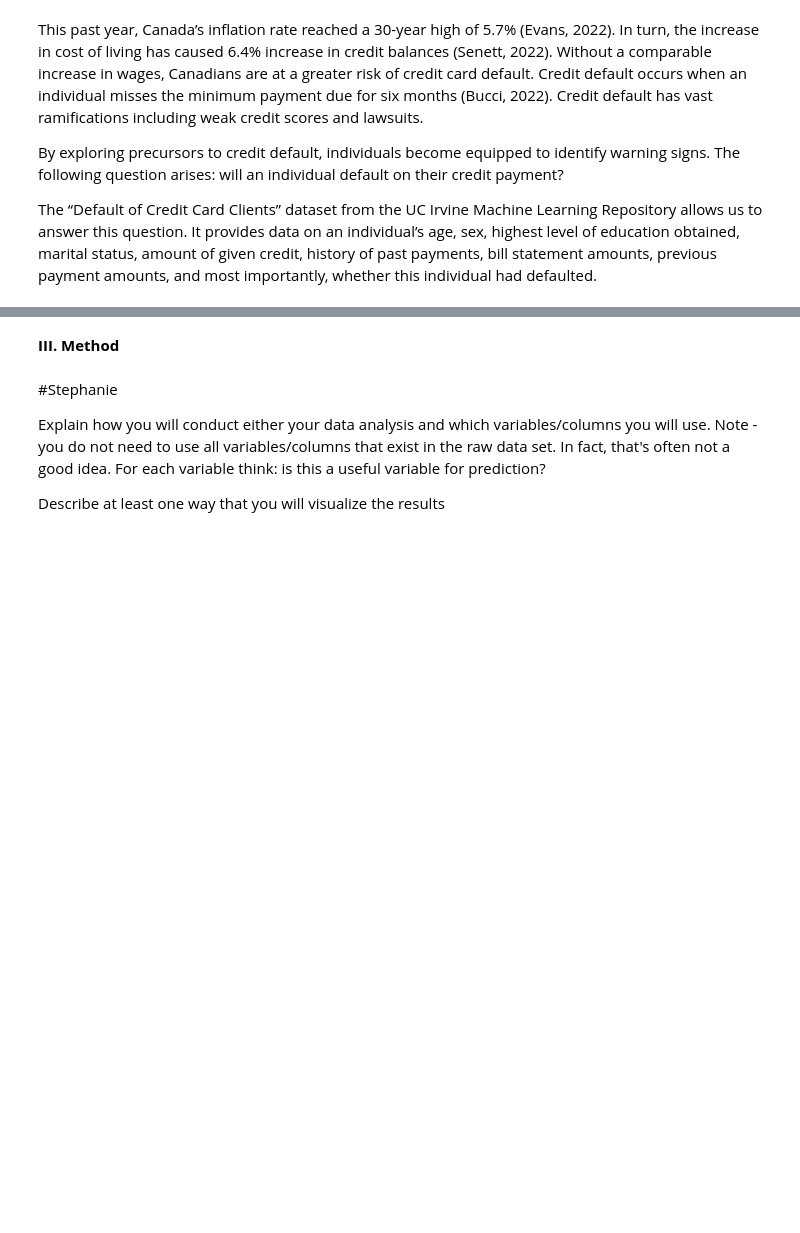
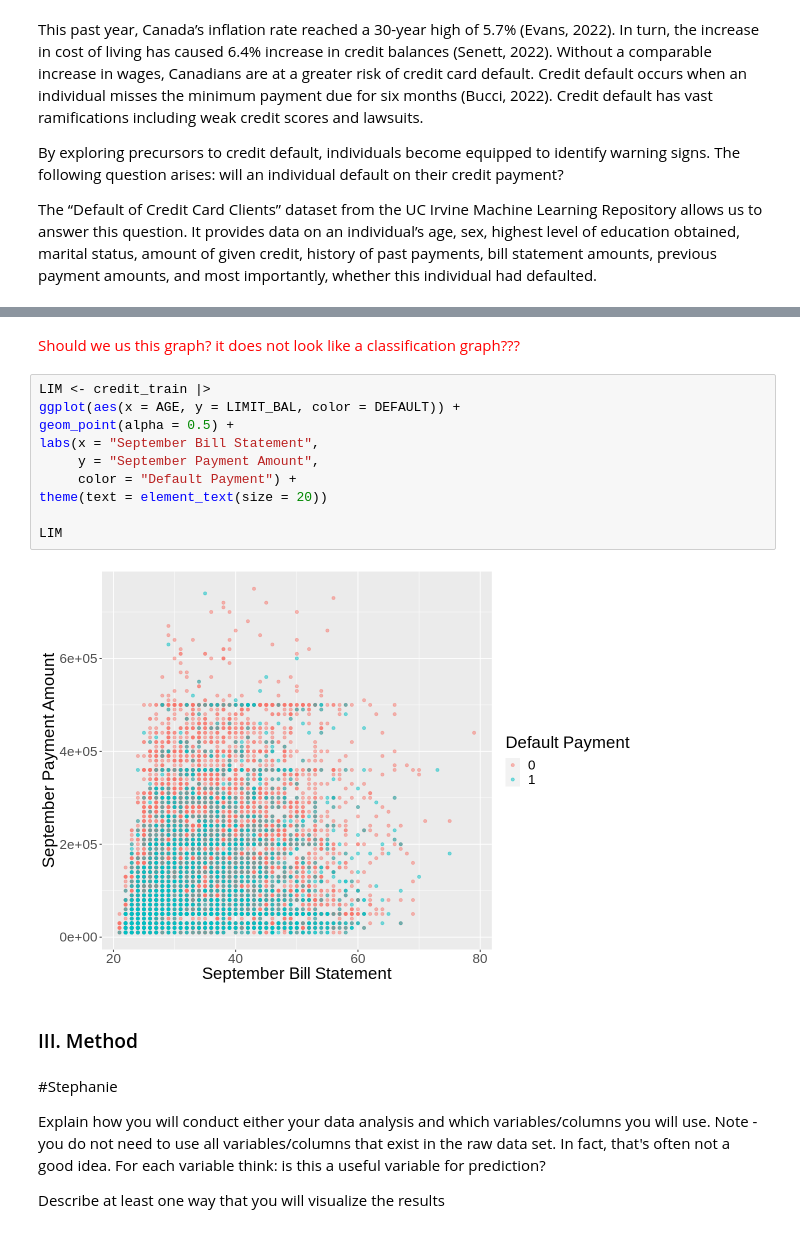
Before and after one commit to steph-feng/DSCI-100-Group-85, a Jupyter notebook: Code_Group Proposal.ipynb, the cells around one changed output, grey strips where cells are left out. Saved outputs shown, nothing was run; the diff lists cells and outputs as text; blank space fills up the shorter version.

```diff
--- a/Code_Group Proposal.ipynb
+++ b/Code_Group Proposal.ipynb
@@ -91,5 +173,19 @@ A tibble: 1 × 12
+# %% [markdown]
+<font color ='red'> Should we us this graph? it does not look like a classification graph??? </font>
+# %%
+LIM <- credit_train |>
+ggplot(aes(x = AGE, y = LIMIT_BAL, color = DEFAULT)) +
+geom_point(alpha = 0.5) +
+labs(x = "September Bill Statement",
+     y = "September Payment Amount",
+     color = "Default Payment") +
+theme(text = element_text(size = 20))
+
+LIM
+# %% [output]
+[figure, added]
 # %% [markdown]
-**III. Method**
+### III. Method
 # %% [markdown]
 #Stephanie
 
```
Also changed, not shown: parts of 23 cells of this notebook.
